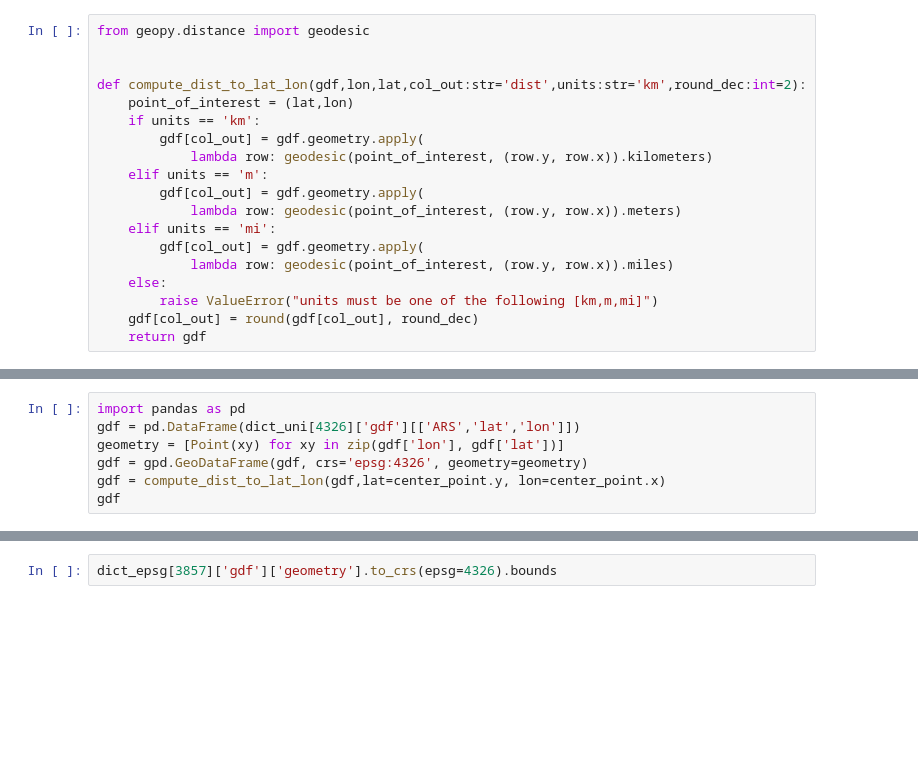
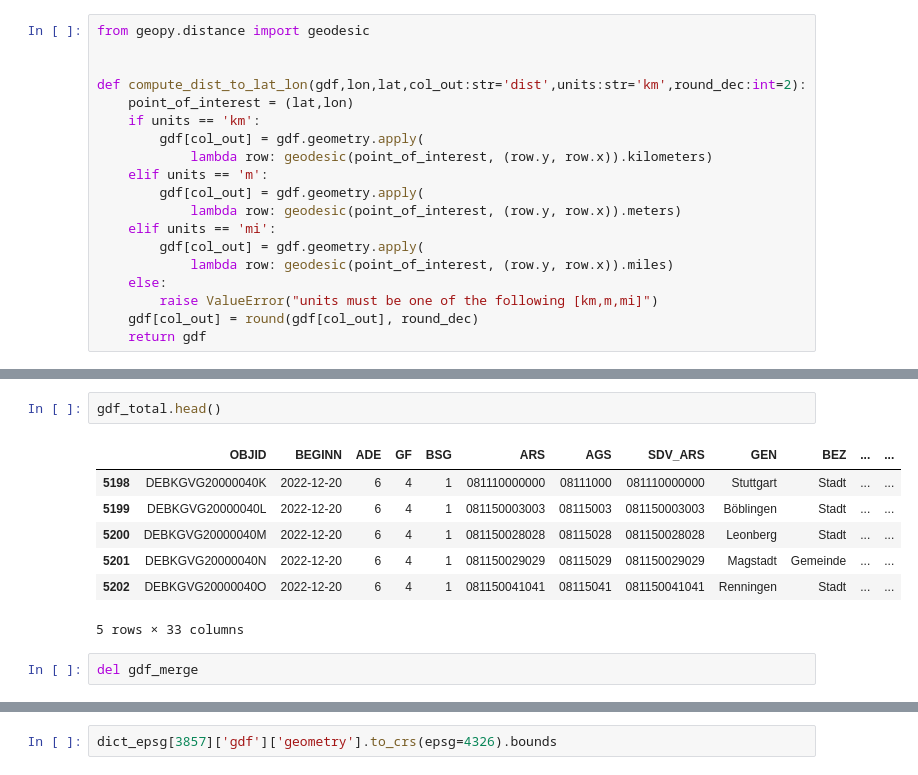
Before and after one commit to JErenci/ditto_v2, a Jupyter notebook: JupNB/gen_map_adm/gen_areas.ipynb, the cells around one changed output, grey strips where cells are left out. Saved outputs shown, nothing was run; the diff lists cells and outputs as text; blank space fills up the shorter version.

```diff
--- a/JupNB/gen_map_adm/gen_areas.ipynb
+++ b/JupNB/gen_map_adm/gen_areas.ipynb
@@ -132,7 +120,0 @@ center_point.y
-# %%
-import pandas as pd
-gdf = pd.DataFrame(dict_uni[4326]['gdf'][['ARS','lat','lon']])
-geometry = [Point(xy) for xy in zip(gdf['lon'], gdf['lat'])]
-gdf = gpd.GeoDataFrame(gdf, crs='epsg:4326', geometry=geometry)
-gdf = compute_dist_to_lat_lon(gdf,lat=center_point.y, lon=center_point.x)
-gdf
@@ -304,2 +569,14 @@ r=POLYGON ((42.08993216059187 0, 42.0894991133638 -0.0088148896201318, 42.088204
+# %%
+gdf_total.head()
+# %% [output]
+|  | OBJID | BEGINN | ADE | GF | BSG | ARS | AGS | SDV_ARS | GEN | BEZ | ... | ... |
+| 5198 | DEBKGVG20000040K | 2022-12-20 | 6 | 4 | 1 | 081110000000 | 08111000 | 081110000000 | Stuttgart | Stadt | ... | ... |
+| 5199 | DEBKGVG20000040L | 2022-12-20 | 6 | 4 | 1 | 081150003003 | 08115003 | 081150003003 | Böblingen | Stadt | ... | ... |
+| 5200 | DEBKGVG20000040M | 2022-12-20 | 6 | 4 | 1 | 081150028028 | 08115028 | 081150028028 | Leonberg | Stadt | ... | ... |
+| 5201 | DEBKGVG20000040N | 2022-12-20 | 6 | 4 | 1 | 081150029029 | 08115029 | 081150029029 | Magstadt | Gemeinde | ... | ... |
+| 5202 | DEBKGVG20000040O | 2022-12-20 | 6 | 4 | 1 | 081150041041 | 08115041 | 081150041041 | Renningen | Stadt | ... | ... |
+5 rows × 33 columns
+# %%
+del gdf_merge
 # %%
 # %% [output]
```
Also changed, not shown: parts of 55 cells of this notebook.
